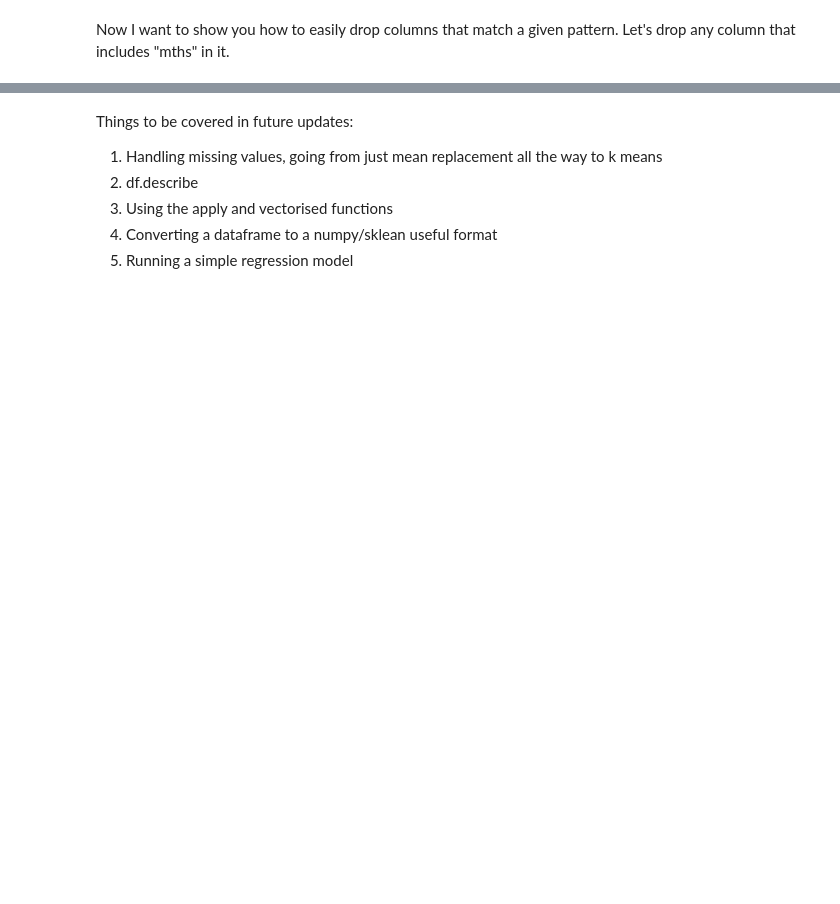
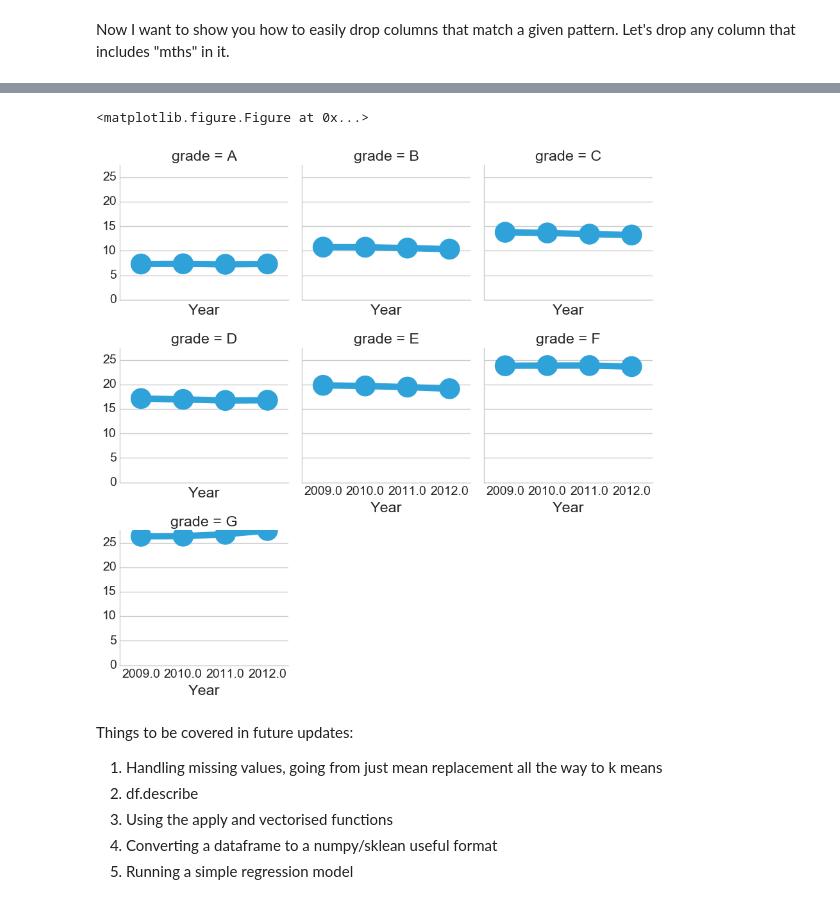
Before and after one commit to evanmiller29/Python-for-padawans, a Jupyter notebook: python_padawans.ipynb, the cells around one changed output, grey strips where cells are left out. Saved outputs shown, nothing was run; the diff lists cells and outputs as text; code cells hidden in the pictures; blank space fills up the shorter version.

```diff
--- a/python_padawans.ipynb
+++ b/python_padawans.ipynb
@@ -21,7 +21,7 @@ import math
 # %% [markdown]
 #### Don't forget that %matplotlib function. Otherwise your graphs will pop up in separate windows and stop the execution of further cells. And nobody got time for that.
 # %%
-data = pd.read_csv('../input/loan.csv', low_memory=False)
+data = pd.read_csv('loan.csv', low_memory=False)
 data.drop(['id', 'member_id', 'emp_title'], axis=1, inplace=True)
 
 data.replace('n/a', np.nan,inplace=True)
@@ -96,7 +108,7 @@ data.drop(['pymnt_plan','url','desc','title' ],1, inplace=True)
 
 data.earliest_cr_line = pd.to_datetime(data.earliest_cr_line)
 import datetime as dt
-data.earlilest_cr_line_year = data['earliest_cr_line'].dt.year
+data['earliest_cr_line_year'] = data['earliest_cr_line'].dt.year
 # %% [markdown]
 Now I'll show you how you can build on the above data frame summaries as well as make some facet graphs.
 # %%
@@ -147,22 +163,22 @@ _ = ax.set_xticklabels(ax.get_xticklabels(), rotation=0)
 # %%
-filtered  = data[data['earliest_cr_line_year'] > 2008]
+filtered  = data[data.earliest_cr_line_year > 2008]
 group = filtered.groupby(['grade', 'earliest_cr_line_year']).agg([np.mean])
 
 graph_df = group['int_rate'].reset_index()
-
-import seaborn as sns
-import matplotlib
 
 plt.style.use('fivethirtyeight')
 plt.suptitle('bold figure suptitle', fontsize=14, fontweight='bold')
 
 sns.set_style("whitegrid")
 g = sns.FacetGrid(graph_df, col="grade", col_wrap = 3)
 g = g.map(sns.pointplot, "earliest_cr_line_year", "mean")
 g.set(xlabel = 'Year', ylabel = '')
 axes = plt.gca()
 axes.set_ylim([0, graph_df['mean'].max()])
-_ = plt.tight_layout()
+plt.tight_layout();
+# %% [output]
+<matplotlib.figure.Figure at 0x...>
+[figure, added]
 # %% [markdown]
 Things to be covered in future updates:
 
```
Also changed, not shown: parts of 8 cells of this notebook.
